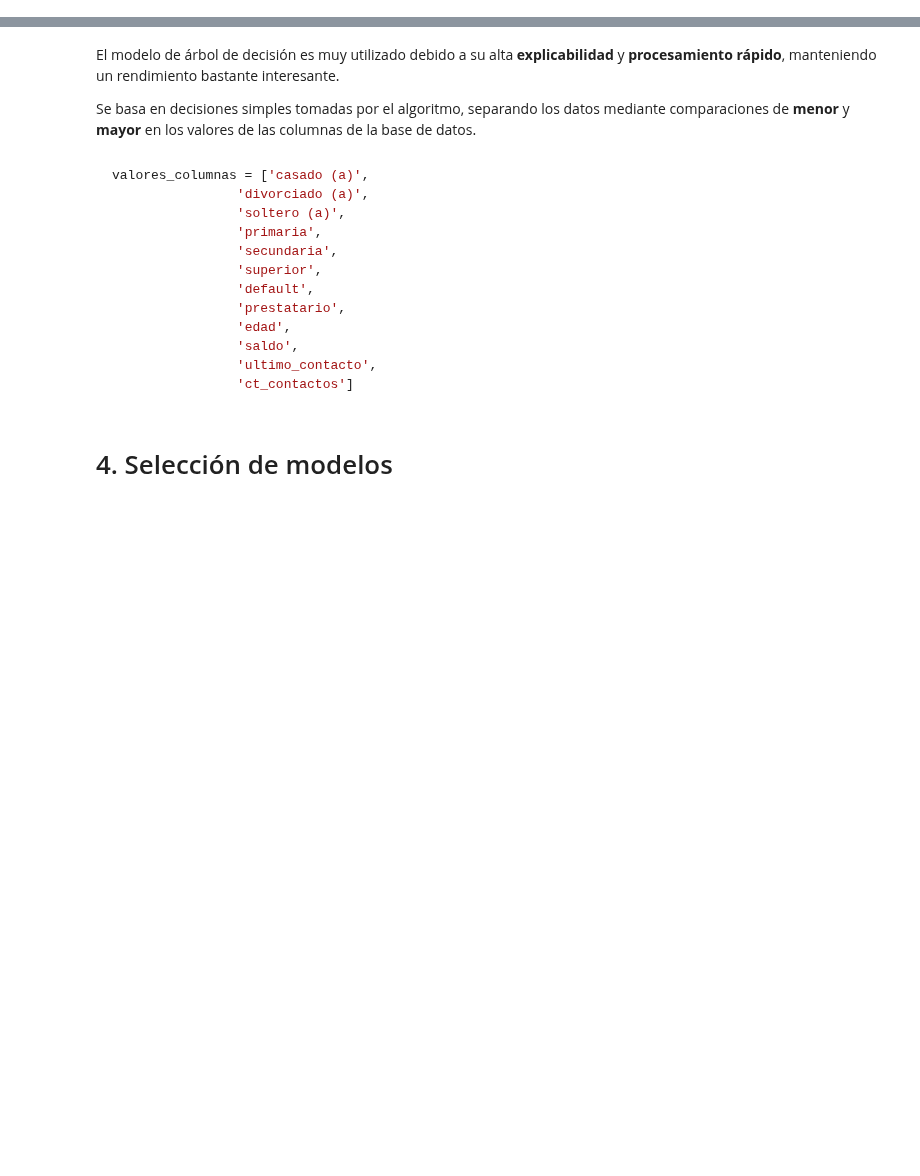
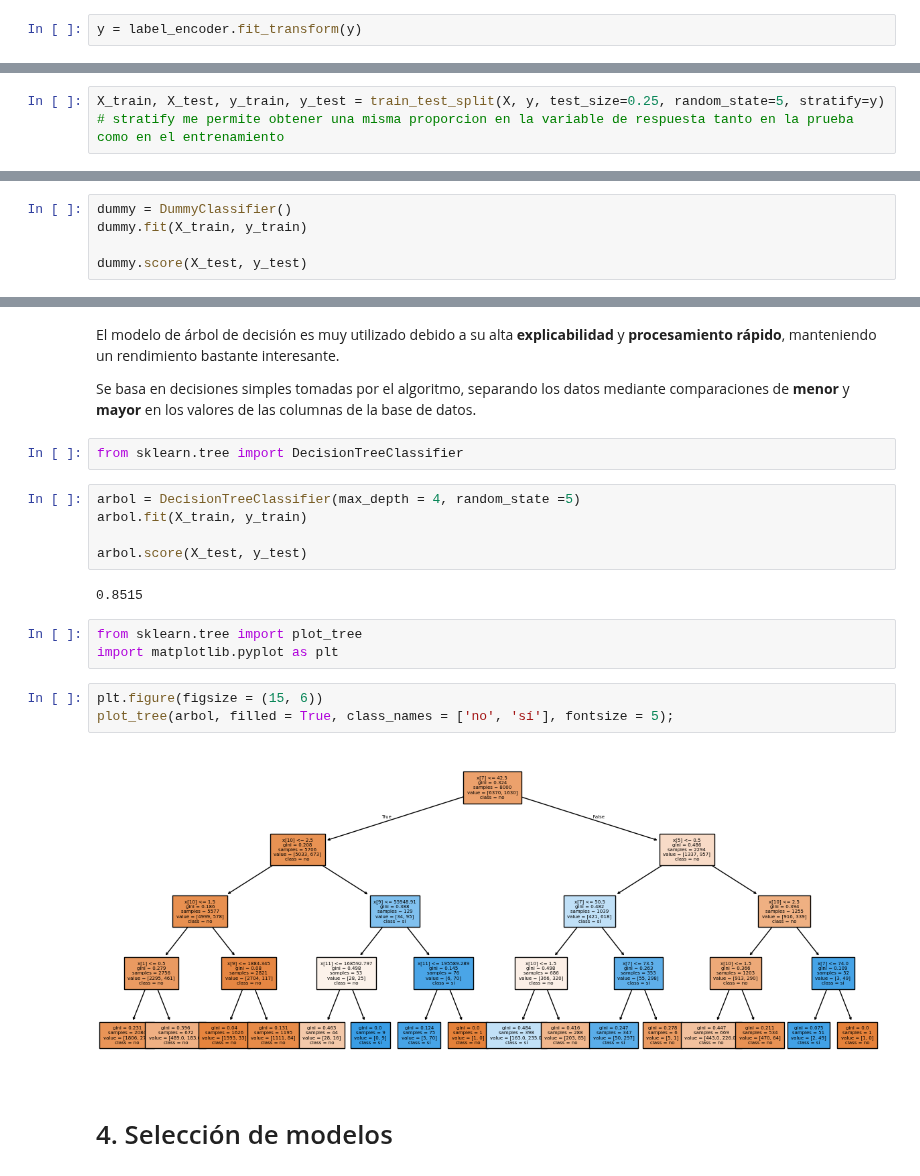
Before and after one commit to ivazquez-07/python_data_science_excersises, a Jupyter notebook: 2160-aprendiendo-a-clasificar-datos-con-ml-main/Ejercicio - Churn/Ejercicio_churn.ipynb, the cells around one changed output, grey strips where cells are left out. Saved outputs shown, nothing was run; the diff lists cells and outputs as text; blank space fills up the shorter version.

````diff
--- a/2160-aprendiendo-a-clasificar-datos-con-ml-main/Ejercicio - Churn/Ejercicio_churn.ipynb
+++ b/2160-aprendiendo-a-clasificar-datos-con-ml-main/Ejercicio - Churn/Ejercicio_churn.ipynb
@@ -141,0 +190,2 @@ Así como las variables explicativas, la variable objetivo también debe convert
+# %%
+y = label_encoder.fit_transform(y)
@@ -150,3 +206,5 @@ Para comprender si el modelo realmente está aprendiendo de los datos, necesitam
+# %%
+X_train, X_test, y_train, y_test = train_test_split(X, y, test_size=0.25, random_state=5, stratify=y) # stratify me permite obtener una misma proporcion en la variable de respuesta tanto en la prueba como en el entrenamiento
 # %% [markdown]
 ## Modelo de referencia - Baseline
 # %% [markdown]
@@ -153,0 +214,5 @@ El modelo más simple de clasificar los datos es simplemente utilizar un algorit
+# %%
+dummy = DummyClassifier()
+dummy.fit(X_train, y_train)
+
+dummy.score(X_test, y_test)
@@ -157,21 +224,23 @@ El modelo más simple de clasificar los datos es simplemente utilizar un algorit
 El modelo de árbol de decisión es muy utilizado debido a su alta **explicabilidad** y **procesamiento rápido**, manteniendo un rendimiento bastante interesante.
 
 Se basa en decisiones simples tomadas por el algoritmo, separando los datos mediante comparaciones de **menor** y **mayor** en los valores de las columnas de la base de datos.
-# %% [markdown]
-```python
-valores_columnas = ['casado (a)',
-                'divorciado (a)',
-                'soltero (a)',
-                'primaria',
-                'secundaria',
-                'superior',
-                'default',
-                'prestatario',
-                'edad',
-                'saldo',
-                'ultimo_contacto',
-                'ct_contactos']
-```
+# %%
+from sklearn.tree import DecisionTreeClassifier
+# %%
+arbol = DecisionTreeClassifier(max_depth = 4, random_state =5)
+arbol.fit(X_train, y_train)
+
+arbol.score(X_test, y_test)
+# %% [output]
+0.8515
+# %%
+from sklearn.tree import plot_tree
+import matplotlib.pyplot as plt
+# %%
+plt.figure(figsize = (15, 6))
+plot_tree(arbol, filled = True, class_names = ['no', 'sí'], fontsize = 5);
+# %% [output]
+[figure, added]
 # %% [markdown]
 # 4. Selección de modelos
 # %% [markdown]
````
Also changed, not shown: parts of 13 cells of this notebook.
